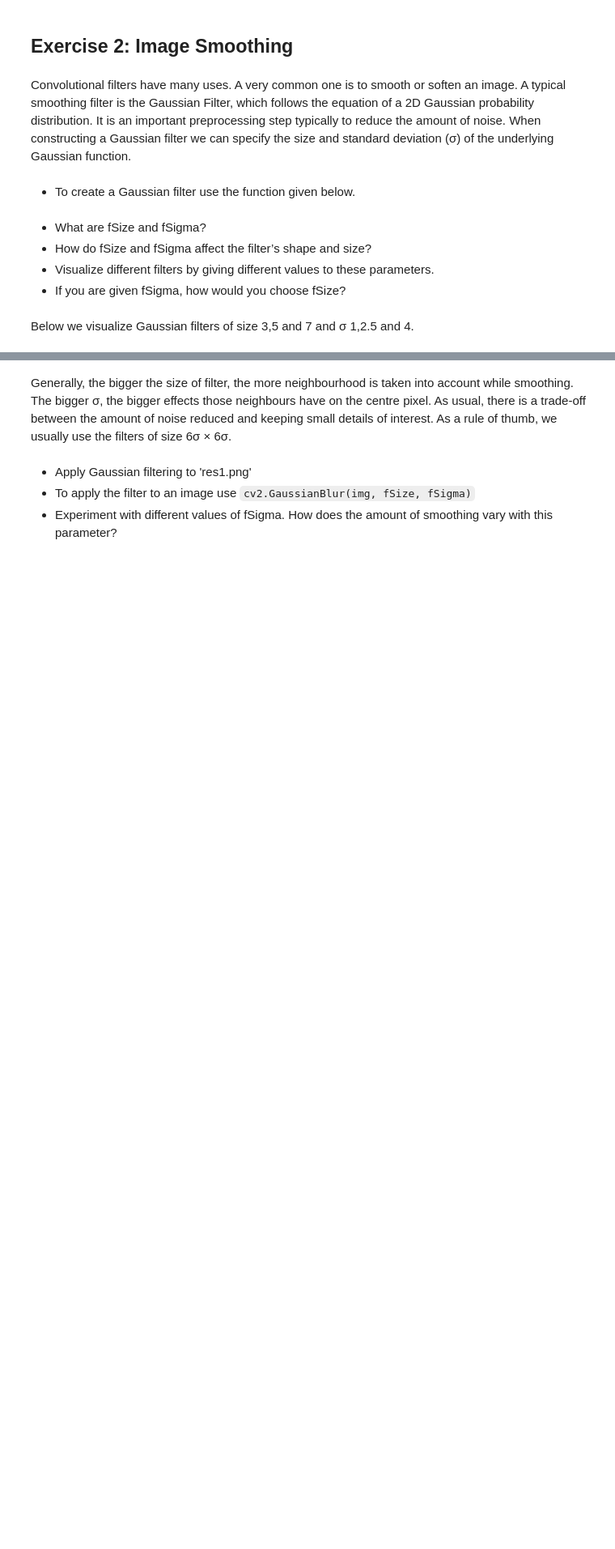
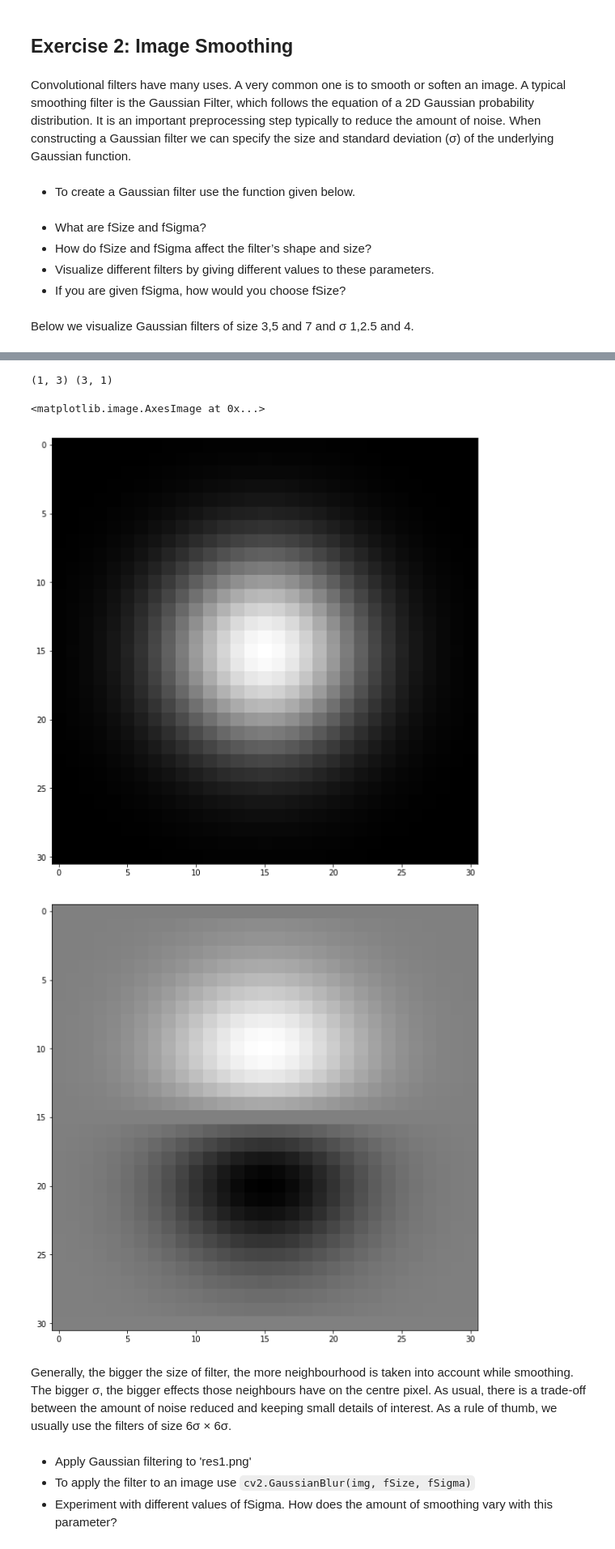
Before and after one commit to HaziqRazali/CS-422-Computer-Vision, a Jupyter notebook: Exercises/2/Convolution, Filtering and Gradients - answers.ipynb, the cells around one changed output, grey strips where cells are left out. Shown at 81% size. Drawn from its saved outputs; the diff is of its cells as text; code cells hidden in the pictures; blank space fills up the shorter version.

```diff
--- a/Exercises/2/Convolution, Filtering and Gradients - answers.ipynb
+++ b/Exercises/2/Convolution, Filtering and Gradients - answers.ipynb
@@ -202,3 +219,20 @@ for ind in [(x,y) for x in range(len(sizes)) for y in range(len(sigmas))]:
+# %%
+dx = np.matrix([-1, 0, 1])
+dy = np.transpose(dx)
+
+print(np.shape(dx),np.shape(dy))
+
+g = gaussian_filter(31, 5)
+plt.figure()
+plt.imshow(g)
+dog_x = cv2.filter2D(g, -1, np.transpose(dx))
+plt.figure()
+plt.imshow(dog_x)
+# %% [output]
+(1, 3) (3, 1)
+<matplotlib.image.AxesImage at 0x...>
+[figure, added]
+[figure, added]
 # %% [markdown]
 Generally, the bigger the size of filter, the more neighbourhood is taken into account
 while smoothing. The bigger σ, the bigger effects those neighbours have on the centre
```
Also changed, not shown: parts of 15 cells of this notebook, 3 other files.
